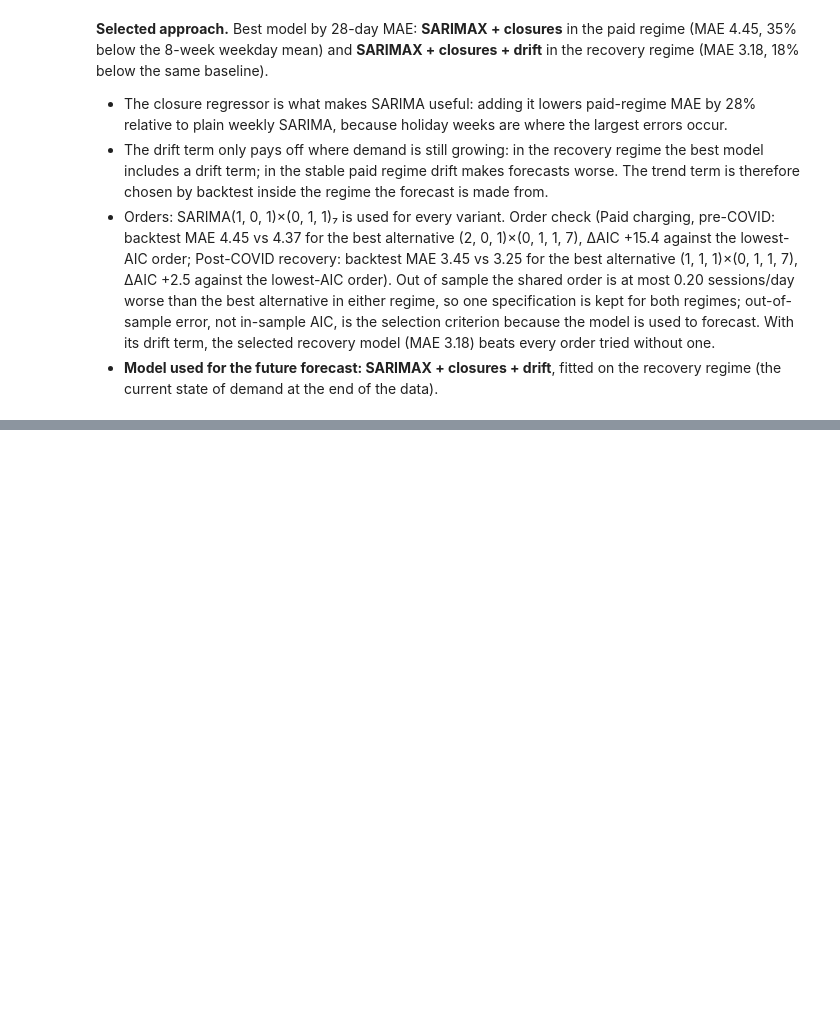
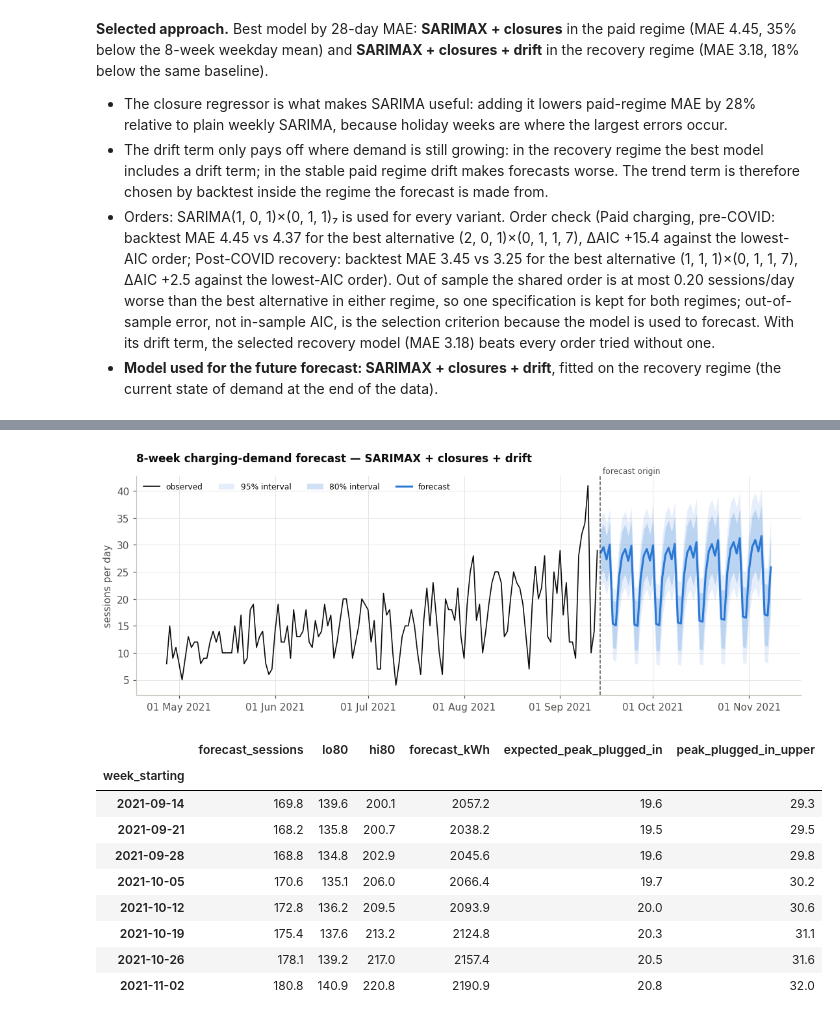
Before and after one commit to Gnanesh-12/EV-Charging-Demand-Analytics, a Jupyter notebook: notebooks/EV_Charging_Demand_Analysis_i16.ipynb, the cells around one changed output, grey strips where cells are left out. Saved outputs shown, nothing was run; the diff lists cells and outputs as text; code cells hidden in the pictures; blank space fills up the shorter version.

```diff
--- a/notebooks/EV_Charging_Demand_Analysis_i16.ipynb
+++ b/notebooks/EV_Charging_Demand_Analysis_i16.ipynb
@@ -1097,0 +1210,22 @@ recovery regime (MAE 3.18, 18% below the same baseline).
+# %%
+kwh_per_session = (d_obs['total_kWh'].iloc[-56:].sum() / d_obs['session_count'].iloc[-56:].sum())
+rel = typical[typical.regime.isin(['paid', 'recovery']) & (typical.is_weekend == 0)]
+b1, b0 = np.polyfit(rel['session_count'], rel['peak_occupancy'], 1)
+pred_rel = b0 + b1 * rel['session_count']
+r2 = 1 - ((rel['peak_occupancy'] - pred_rel) ** 2).sum() / ((rel['peak_occupancy'] - rel['peak_occupancy'].mean()) ** 2).sum()
+resid_sd = (rel['peak_occupancy'] - pred_rel).std()
+stations_recent = sessions.loc[sessions['date'] > end - pd.Timedelta(days=28), 'stationID'].nunique()
+stations_total = occ_sessions['stationID'].nunique()
+
+out = future.copy()
+out.insert(0, 'weekday', out.index.day_name().str[:3])
+out['campus_closure'] = out.index.isin(closure_calendar(fc_index.min(), fc_index.max()).index).astype(int)
+out['forecast_kWh'] = out['forecast'] * kwh_per_session
+out['expected_peak_plugged_in'] = np.clip(b0 + b1 * out['forecast'], 0, None)
+out['peak_plugged_in_upper'] = np.clip(b0 + b1 * out['hi95'] + 1.645 * resid_sd, 0, None)
+out = out.rename(columns={'forecast': 'forecast_sessions'})
+out.round(2).reset_index().to_csv(ROOT / 'forecast_daily_i16.csv', index=False)
+print(f'kWh per session (last 8 weeks): {kwh_per_session:.2f}')
+print(f'Peak plugged-in ≈ {b0:.2f} + {b1:.3f} × sessions  (R² = {r2:.2f}, residual SD {resid_sd:.1f}, n = {len(rel)})')
+print(f'Stations used in the last 28 days: {stations_recent} of {stations_total}')
+out.round(1).head(14)
@@ -1097,0 +1252,34 @@ recovery regime (MAE 3.18, 18% below the same baseline).
+# %%
+hist = d_obs['session_count'].iloc[-140:]
+fig, ax = plt.subplots(figsize=(12, 4))
+ax.plot(hist.index, hist.values, color=INK, lw=1.1, label='observed')
+ax.fill_between(out.index, out.lo95, out.hi95, color=SERIES, alpha=0.12, lw=0, label='95% interval')
+ax.fill_between(out.index, out.lo80, out.hi80, color=SERIES, alpha=0.22, lw=0, label='80% interval')
+ax.plot(out.index, out.forecast_sessions, color=SERIES, lw=2, label='forecast')
+ax.axvline(FC_START, color=INK2, ls='--', lw=1)
+ax.text(FC_START, 1.0, ' forecast origin', transform=ax.get_xaxis_transform(), fontsize=8, color=INK2, va='bottom')
+ax.set_ylabel('sessions per day'); ax.legend(fontsize=8, loc='upper left', ncol=4)
+ax.set_title(f'8-week charging-demand forecast — {FORECAST_MODEL}', pad=14)
+ax.xaxis.set_major_formatter(mdates.DateFormatter('%d %b %Y'))
+save_fig(fig, 'T13_future_forecast')
+
+# Totals per forecast week (7-day blocks from the origin, so every block is complete).
+# Interval columns are the sums of daily bounds: a conservative envelope, not a weekly interval.
+wk_fc = out.resample('7D', origin=FC_START).agg(
+    {'forecast_sessions': 'sum', 'lo80': 'sum', 'hi80': 'sum', 'forecast_kWh': 'sum',
+     'expected_peak_plugged_in': 'max', 'peak_plugged_in_upper': 'max'}).rename_axis('week_starting')
+assert len(wk_fc) == FC_DAYS // 7
+wk_fc = save_table(wk_fc.round(1), '17_weekly_forecast_totals')
+wk_fc
+# %% [output]
+[figure, added]
+|  | forecast_sessions | lo80 | hi80 | forecast_kWh | expected_peak_plugged_in | peak_plugged_in_upper |
+| week_starting |  |  |  |  |  |  |
+| 2021-09-14 | 169.8 | 139.6 | 200.1 | 2057.2 | 19.6 | 29.3 |
+| 2021-09-21 | 168.2 | 135.8 | 200.7 | 2038.2 | 19.5 | 29.5 |
+| 2021-09-28 | 168.8 | 134.8 | 202.9 | 2045.6 | 19.6 | 29.8 |
+| 2021-10-05 | 170.6 | 135.1 | 206.0 | 2066.4 | 19.7 | 30.2 |
+| 2021-10-12 | 172.8 | 136.2 | 209.5 | 2093.9 | 20.0 | 30.6 |
+| 2021-10-19 | 175.4 | 137.6 | 213.2 | 2124.8 | 20.3 | 31.1 |
+| 2021-10-26 | 178.1 | 139.2 | 217.0 | 2157.4 | 20.5 | 31.6 |
+| 2021-11-02 | 180.8 | 140.9 | 220.8 | 2190.9 | 20.8 | 32.0 |
```
Also changed, not shown: parts of 8 cells of this notebook, 10 other files.
